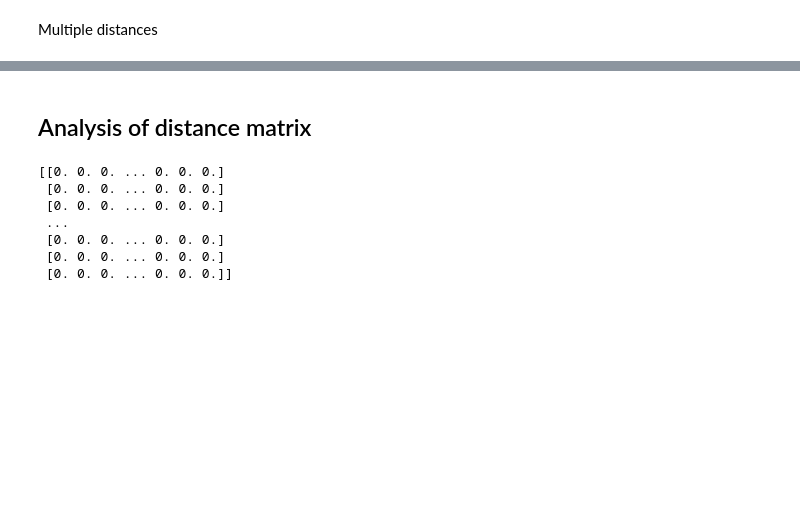
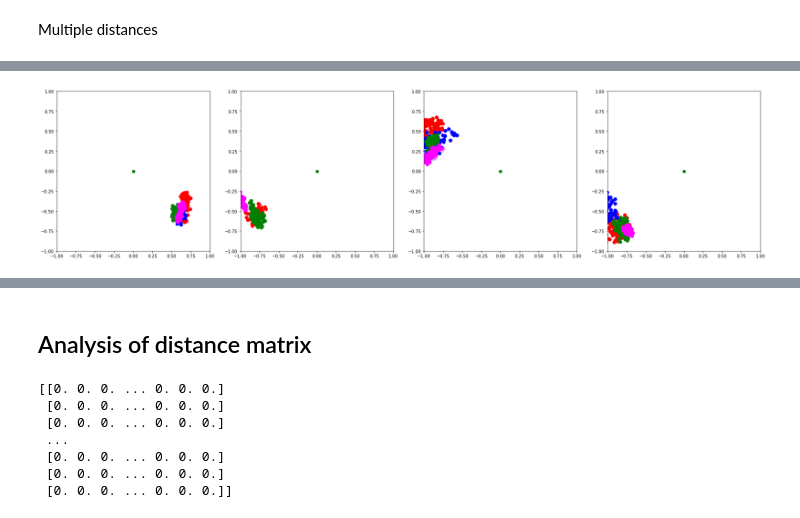
Before and after one commit to melisamc89/neural_analysys, a Jupyter notebook: src/representational_distance_complete.ipynb, the cells around one changed output, grey strips where cells are left out. Cells and saved outputs as stored; diff of their text form; code cells hidden in the pictures; blank space fills up the shorter version.

```diff
--- a/src/representational_distance_complete.ipynb
+++ b/src/representational_distance_complete.ipynb
@@ -132,0 +201,89 @@ neural shape =  (172, 38107) beh shape(38107,)
+# %%
+color_corners = ['r','b','g','magenta','k']
+day = 1
+figure = plt.figure()
+gs = plt.GridSpec(1, 4)
+
+day_label = ['DAY 1', 'DAY 2', 'DAY 3', 'DAY 4']
+legend_objects = ['MOVING', 'STABLE','MOVING','MOVING']
+legend_objects = ['MOVING', 'MOVING','MOVING','MOVING']
+
+for day in range(4):
+
+    axes = figure.add_subplot(gs[0, day],projection='3d')
+
+    axes.scatter(trial_activity.pca[day][4,0,:],trial_activity.pca[day][4,1,:],trial_activity.pca[day][4,3,:],c = color_corners[0],s = 60)
+    axes.scatter(trial_activity.pca[day][5,0,:],trial_activity.pca[day][5,1,:],trial_activity.pca[day][5,3,:],c = color_corners[1],s = 60)
+    axes.scatter(trial_activity.pca[day][6,0,:],trial_activity.pca[day][6,1,:],trial_activity.pca[day][6,3,:],c = color_corners[2],s = 60)
+    axes.scatter(trial_activity.pca[day][7,0,:],trial_activity.pca[day][7,1,:],trial_activity.pca[day][7,3,:],c = color_corners[3],s = 60)
+    if day == 3:
+        axes.legend(legend_objects, fontsize = 20)
+
+
+    axes.scatter(trial_activity.pca[day][0,0,:],trial_activity.pca[day][0,1,:],trial_activity.pca[day][0,3,:],c = color_corners[0],alpha = 0.2)
+    axes.scatter(trial_activity.pca[day][1,0,:],trial_activity.pca[day][1,1,:],trial_activity.pca[day][1,3,:],c = color_corners[1],alpha = 0.2)
+    axes.scatter(trial_activity.pca[day][2,0,:],trial_activity.pca[day][2,1,:],trial_activity.pca[day][2,3,:],c = color_corners[2],alpha = 0.2)
+    axes.scatter(trial_activity.pca[day][3,0,:],trial_activity.pca[day][3,1,:],trial_activity.pca[day][3,3,:],c = color_corners[3],alpha = 0.2)
+
+    # axes.set_xlim([-200,400])
+    # axes.set_ylim([-200,150])
+    # axes.set_zlim([-150,200])
+
+    axes.set_xlabel('DIM 1', fontsize = 20)
+    axes.set_ylabel('DIM 2', fontsize = 20)
+    axes.set_zlabel('DIM 3', fontsize = 20)
+
+    axes.set_title(day_label[day],fontsize = 25)
+
+    if day == 3:
+        axes.legend(legend_objects)
+
+figure.set_size_inches([30,10])
+figure.set_size_inches([25,30])
+figure_name = 'PCA_example_STABLE2.png'
+figure.patch.set_facecolor('white')
+
+figure.savefig(figure_path + figure_name)
+
+
+figure = plt.figure()
+
+for day in range(4):
+
+    axes = figure.add_subplot(gs[0, day])
+
+    axes.scatter(trial_activity.cca_time[day][0,0,:],trial_activity.cca_time[day][0,1,:],c = color_corners[0],alpha = 0.2)
+    axes.scatter(trial_activity.cca_time[day][1,0,:],trial_activity.cca_time[day][1,1,:],c = color_corners[1],alpha = 0.2)
+    axes.scatter(trial_activity.cca_time[day][2,0,:],trial_activity.cca_time[day][2,1,:],c = color_corners[2],alpha = 0.2)
+    axes.scatter(trial_activity.cca_time[day][3,0,:],trial_activity.cca_time[day][3,1,:],c = color_corners[3],alpha = 0.2)
+
+    axes.scatter(trial_activity.cca_time[day][4,0,:],trial_activity.cca_time[day][4,1,:],c = color_corners[0],s = 60)
+    axes.scatter(trial_activity.cca_time[day][5,0,:],trial_activity.cca_time[day][5,1,:],c = color_corners[1],s = 60)
+    axes.scatter(trial_activity.cca_time[day][6,0,:],trial_activity.cca_time[day][6,1,:],c = color_corners[2],s = 60)
+    axes.scatter(trial_activity.cca_time[day][7,0,:],trial_activity.cca_time[day][7,1,:],c = color_corners[3],s = 60)
+
+    axes.set_xlim([-1,1])
+    axes.set_ylim([-1,1])
+
+figure.set_size_inches([30,7])
+
+figure = plt.figure()
+
+for day in range(4):
+
+    axes = figure.add_subplot(gs[0, day],projection='3d')
+
+    axes.scatter(trial_activity.cca_allo[day][0,0,:],trial_activity.cca_allo[day][0,1,:],trial_activity.cca_allo[day][0,3,:],c = color_corners[0],alpha = 0.2)
+    axes.scatter(trial_activity.cca_allo[day][1,0,:],trial_activity.cca_allo[day][1,1,:],trial_activity.cca_allo[day][1,3,:],c = color_corners[1],alpha = 0.2)
+    axes.scatter(trial_activity.cca_allo[day][2,0,:],trial_activity.cca_allo[day][2,1,:],trial_activity.cca_allo[day][2,3,:],c = color_corners[2],alpha = 0.2)
+    axes.scatter(trial_activity.cca_allo[day][3,0,:],trial_activity.cca_allo[day][3,1,:],trial_activity.cca_allo[day][3,3,:],c = color_corners[3],alpha = 0.2)
+
+    axes.scatter(trial_activity.cca_allo[day][4,0,:],trial_activity.cca_allo[day][4,1,:],trial_activity.cca_allo[day][4,3,:],c = color_corners[0],s = 60)
+    axes.scatter(trial_activity.cca_allo[day][5,0,:],trial_activity.cca_allo[day][5,1,:],trial_activity.cca_allo[day][5,3,:],c = color_corners[1],s = 60)
+    axes.scatter(trial_activity.cca_allo[day][6,0,:],trial_activity.cca_allo[day][6,1,:],trial_activity.cca_allo[day][6,3,:],c = color_corners[2],s = 60)
+    axes.scatter(trial_activity.cca_allo[day][7,0,:],trial_activity.cca_allo[day][7,1,:],trial_activity.cca_allo[day][7,3,:],c = color_corners[3],s = 60)
+
+
+figure.set_size_inches([30,10])
+# %% [output]
+[figure, added]
```
Also changed, not shown: parts of 10 cells of this notebook, 7 other files.
